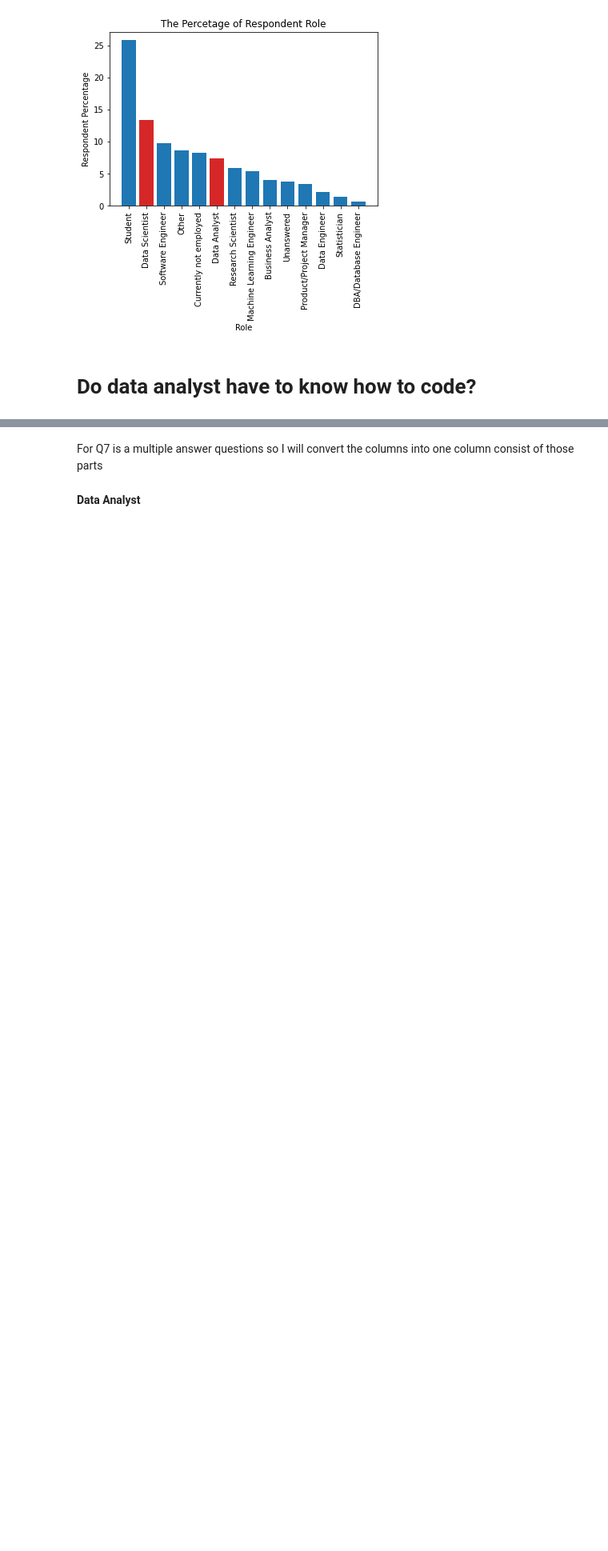
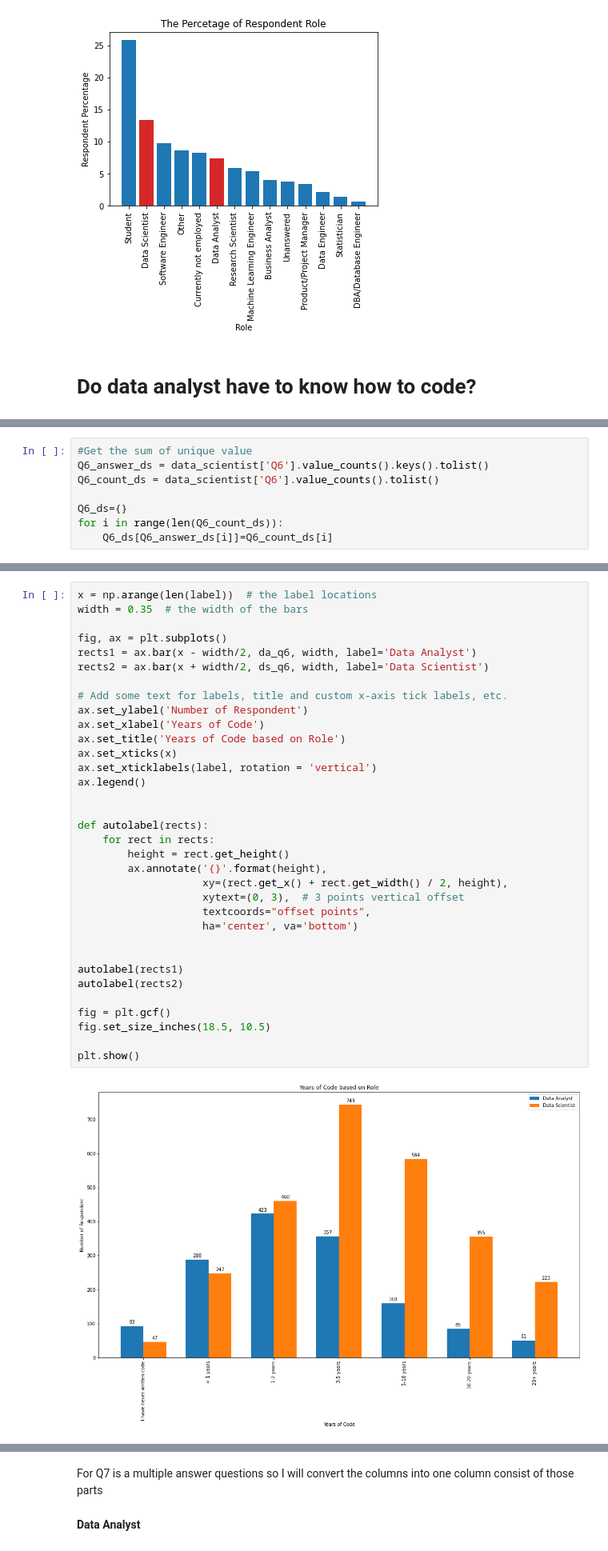
Before and after one commit to leoniemwindari/data-science-survey, a Jupyter notebook: Data Science Survey.ipynb, the cells around one changed output, grey strips where cells are left out. Shown at 80% size. Drawn from its saved outputs; the diff is of its cells as text; blank space fills up the shorter version.

```diff
--- a/Data Science Survey.ipynb
+++ b/Data Science Survey.ipynb
@@ -236,0 +226,8 @@ plt.xticks(rotation='vertical')
+# %%
+#Get the sum of unique value
+Q6_answer_ds = data_scientist['Q6'].value_counts().keys().tolist()
+Q6_count_ds = data_scientist['Q6'].value_counts().tolist()
+
+Q6_ds={}
+for i in range(len(Q6_count_ds)):
+    Q6_ds[Q6_answer_ds[i]]=Q6_count_ds[i]
@@ -237 +253,37 @@ plt.xticks(rotation='vertical')
+# %%
+x = np.arange(len(label))  # the label locations
+width = 0.35  # the width of the bars
+
+fig, ax = plt.subplots()
+rects1 = ax.bar(x - width/2, da_q6, width, label='Data Analyst')
+rects2 = ax.bar(x + width/2, ds_q6, width, label='Data Scientist')
+
+# Add some text for labels, title and custom x-axis tick labels, etc.
+ax.set_ylabel('Number of Respondent')
+ax.set_xlabel('Years of Code')
+ax.set_title('Years of Code based on Role')
+ax.set_xticks(x)
+ax.set_xticklabels(label, rotation = 'vertical')
+ax.legend()
+
+
+def autolabel(rects):
+    for rect in rects:
+        height = rect.get_height()
+        ax.annotate('{}'.format(height),
+                    xy=(rect.get_x() + rect.get_width() / 2, height),
+                    xytext=(0, 3),  # 3 points vertical offset
+                    textcoords="offset points",
+                    ha='center', va='bottom')
+
+
+autolabel(rects1)
+autolabel(rects2)
+
+fig = plt.gcf()
+fig.set_size_inches(18.5, 10.5)
+
+plt.show()
+# %% [output]
+[figure, added]
 # %% [markdown]
```
Also changed, not shown: parts of 103 cells of this notebook.
